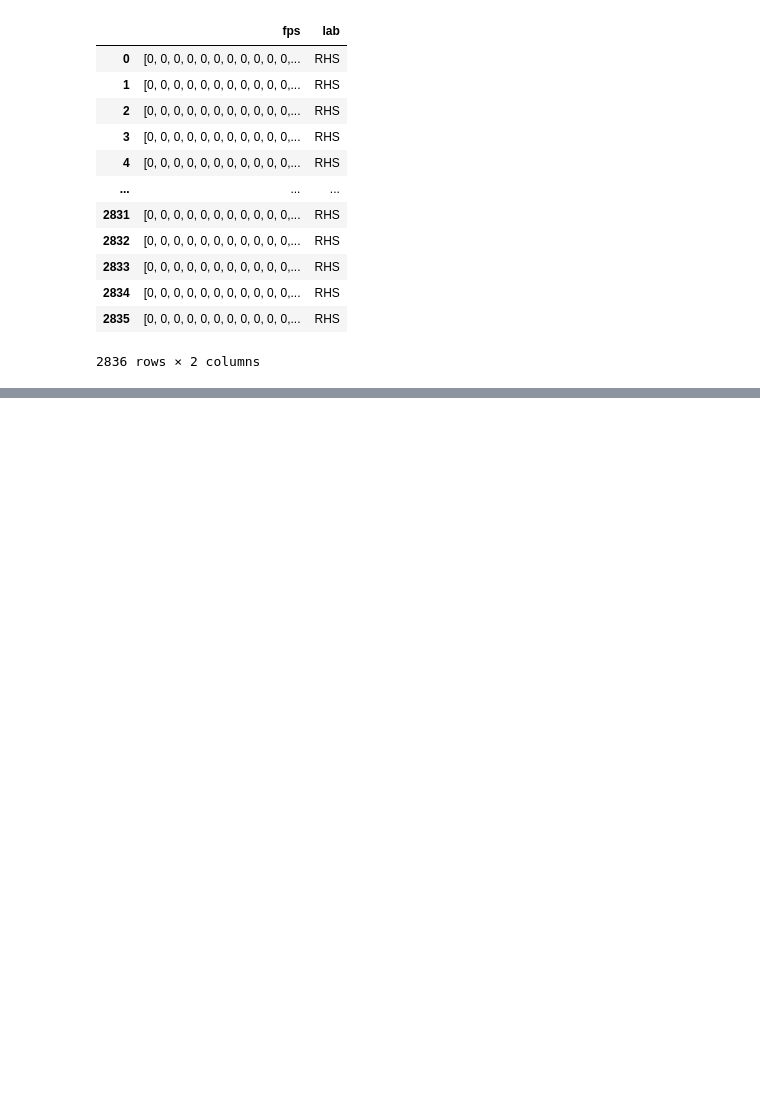
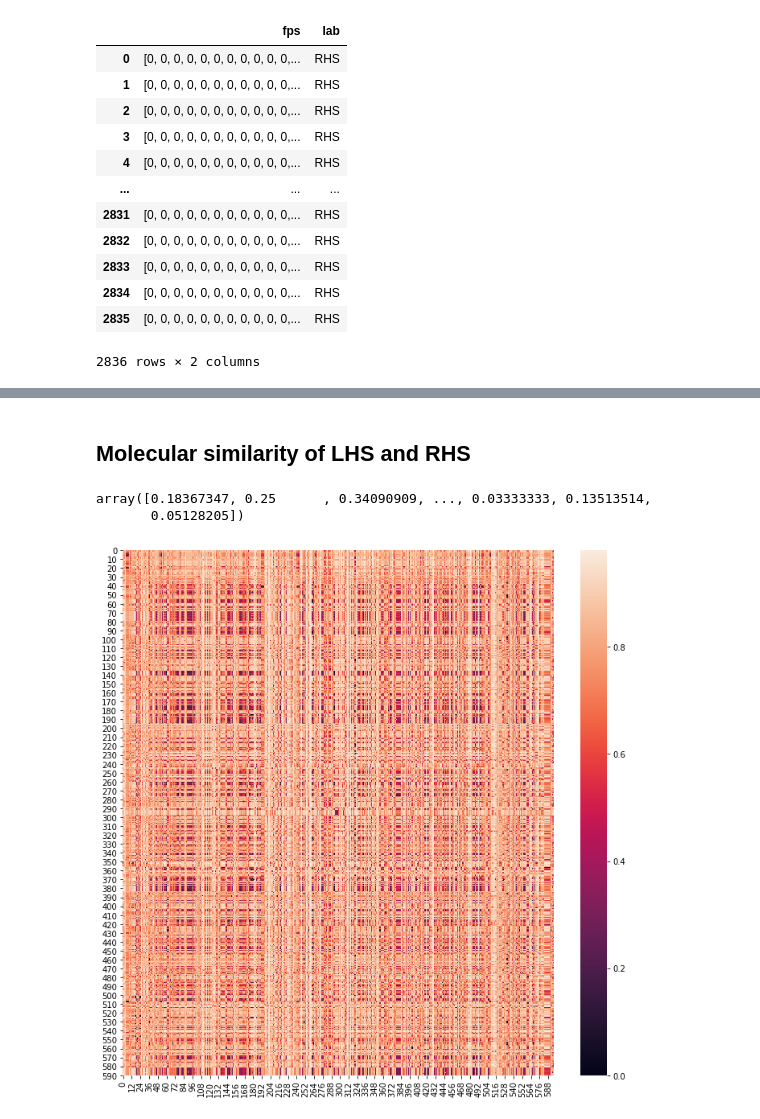
Before and after one commit to domgurvic/efflux_mmpa, a Jupyter notebook: run_mmpa_fge.ipynb, the cells around one changed output, grey strips where cells are left out. Saved outputs shown, nothing was run; the diff lists cells and outputs as text; code cells hidden in the pictures; blank space fills up the shorter version.

```diff
--- a/run_mmpa_fge.ipynb
+++ b/run_mmpa_fge.ipynb
@@ -570,0 +656,7 @@ trans_fin_tsne[trans_fin_tsne['lab']=='LHS']
+# %% [markdown]
+## Molecular similarity of LHS and RHS
+# %%
+GetTanimotoSimMat(RHS['fps'])
+# %% [output]
+array([0.18367347, 0.25      , 0.34090909, ..., 0.03333333, 0.13513514,
+       0.05128205])
@@ -570,0 +676,15 @@ trans_fin_tsne[trans_fin_tsne['lab']=='LHS']
+# %%
+def two_sims_fps(fps1, fps2 ):
+    from rdkit import DataStructs
+    from rdkit.ML.Cluster import Butina
+
+    # first generate the distance matrix:
+    dists = []
+    nfps = len(fps1)
+    for i in range(1, nfps):
+        sims = DataStructs.BulkTanimotoSimilarity(fps1[i],fps2[:])
+        dists.append([1-x for x in sims])
+
+    return dists
+# %%
+mat = two_sims_fps(RHS['fps'], LHS['fps'])
@@ -570,0 +694,7 @@ trans_fin_tsne[trans_fin_tsne['lab']=='LHS']
+# %%
+plt.rcParams['axes.linewidth'] = 1.5
+fig, ax = plt.subplots(figsize=(12,12))
+
+ax = sns.heatmap(mat)
+# %% [output]
+[figure, added]
```
Also changed, not shown: parts of 11 cells of this notebook.
